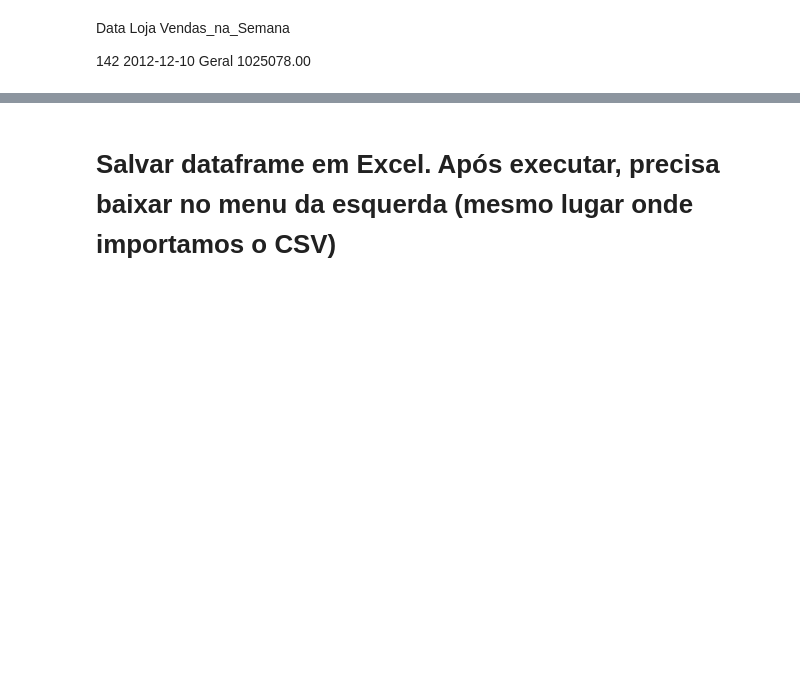
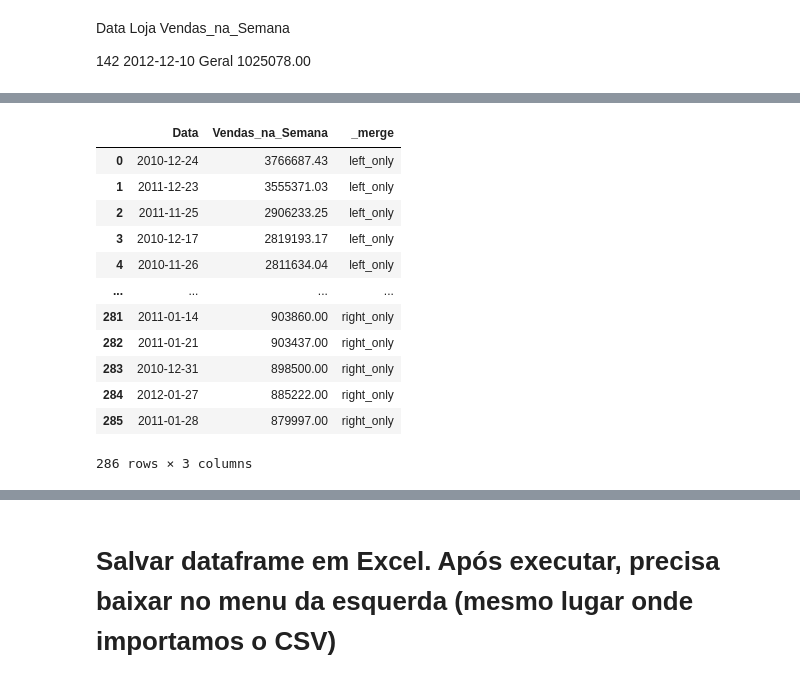
Before and after one commit to BenKefa/projetoGit, a Jupyter notebook: MiniProjeto_DBC_Slot4.ipynb, the cells around one changed output, grey strips where cells are left out. Saved outputs shown, nothing was run; the diff lists cells and outputs as text; code cells hidden in the pictures; blank space fills up the shorter version.

```diff
--- a/MiniProjeto_DBC_Slot4.ipynb
+++ b/MiniProjeto_DBC_Slot4.ipynb
@@ -512,0 +527,16 @@ df_final
+# %%
+df20.merge(media_vendas, on=['Data', 'Vendas_na_Semana'], how='outer', suffixes=['', '_'], indicator=True)
+# %% [output]
+|  | Data | Vendas_na_Semana | _merge |
+| 0 | 2010-12-24 | 3766687.43 | left_only |
+| 1 | 2011-12-23 | 3555371.03 | left_only |
+| 2 | 2011-11-25 | 2906233.25 | left_only |
+| 3 | 2010-12-17 | 2819193.17 | left_only |
+| 4 | 2010-11-26 | 2811634.04 | left_only |
+| ... | ... | ... | ... |
+| 281 | 2011-01-14 | 903860.00 | right_only |
+| 282 | 2011-01-21 | 903437.00 | right_only |
+| 283 | 2010-12-31 | 898500.00 | right_only |
+| 284 | 2012-01-27 | 885222.00 | right_only |
+| 285 | 2011-01-28 | 879997.00 | right_only |
+286 rows × 3 columns
```
Also changed, not shown: parts of 10 cells of this notebook.
